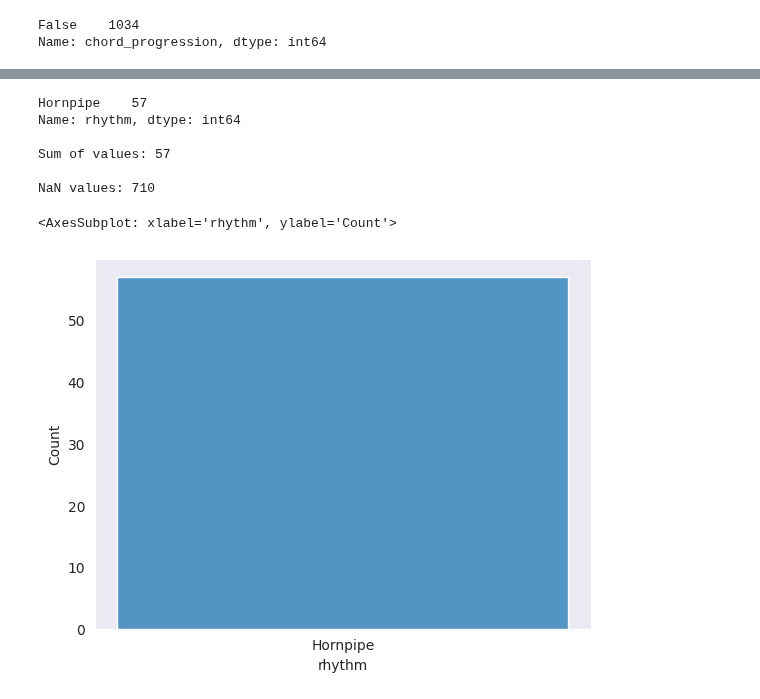
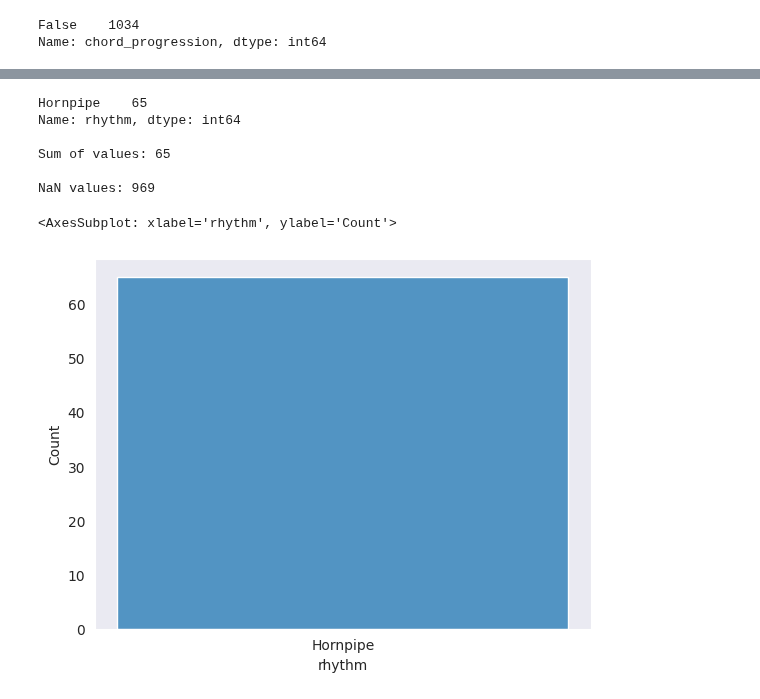
Before and after one commit to DavidNogales/DeepEarTraining, a Jupyter notebook: training_lab/notebooks/EDA_nottingham.ipynb, the cells around one changed output, grey strips where cells are left out. Cells and saved outputs as stored; diff of their text form; code cells hidden in the pictures.

```diff
--- a/training_lab/notebooks/EDA_nottingham.ipynb
+++ b/training_lab/notebooks/EDA_nottingham.ipynb
@@ -422,19 +467,19 @@ NaN values: 1
 # %%
 category_name = "rhythm"
-category_value_counts = clean_songs_df[category_name].astype("category").value_counts()
+category_value_counts = songs_df[category_name].astype("category").value_counts()
 print(category_value_counts)
 print("\nSum of values:",category_value_counts.sum())
-print("\nNaN values:",clean_songs_df[category_name].isna().sum())
-sns.histplot(clean_songs_df[category_name].astype("category"))
+print("\nNaN values:",songs_df[category_name].isna().sum())
+sns.histplot(songs_df[category_name].astype("category"))
 # %% [output]
-Hornpipe    57
+Hornpipe    65
 Name: rhythm, dtype: int64
 
-Sum of values: 57
+Sum of values: 65
 
-NaN values: 710
+NaN values: 969
 <AxesSubplot: xlabel='rhythm', ylabel='Count'>
-[figure, old version]
+[figure, new version]
 # %%
 category_name = "unit_note_length"
 category_value_counts = clean_songs_df[category_name].astype("category").value_counts()
```
Also changed, not shown: parts of 15 cells of this notebook.
